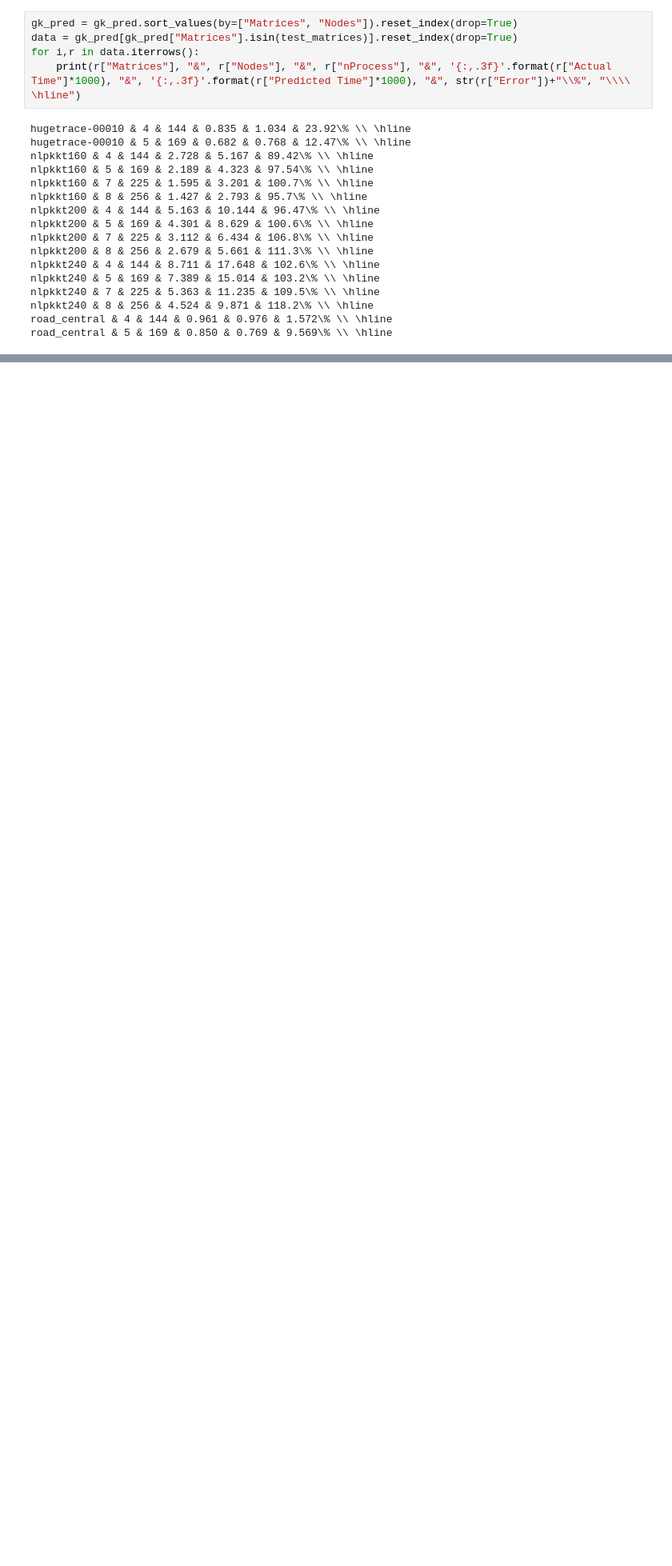
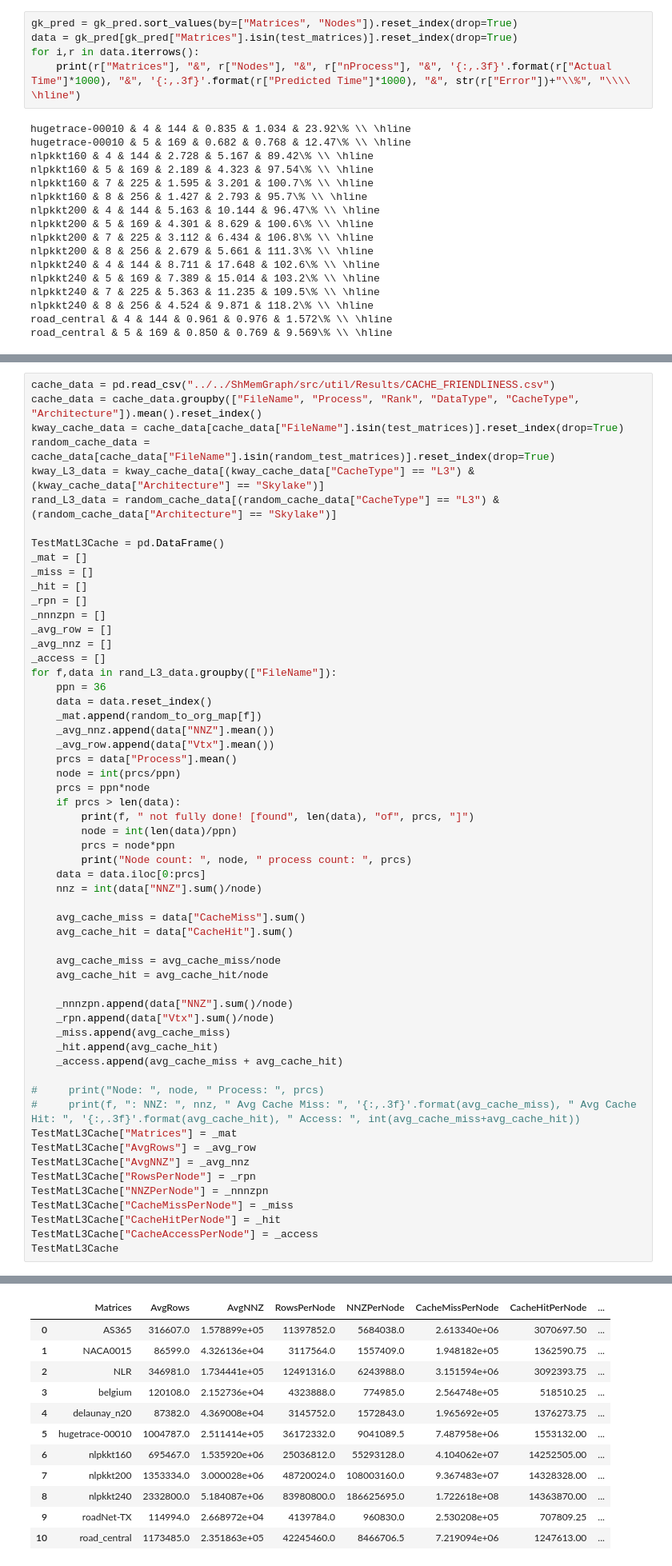
Before and after one commit to marufdsi/ConferencePapers, a Jupyter notebook: ICPP2021/PlotsGenerator.ipynb, the cells around one changed output, grey strips where cells are left out. Shown at 80% size. Saved outputs shown, nothing was run; the diff lists cells and outputs as text; blank space fills up the shorter version.

Commit message:
Cache info added

```diff
--- a/ICPP2021/PlotsGenerator.ipynb
+++ b/ICPP2021/PlotsGenerator.ipynb
@@ -826,0 +859,58 @@ road_central & 5 & 169 & 0.850 & 0.769 & 9.569\% \\ \hline
+# %%
+cache_data = pd.read_csv("../../ShMemGraph/src/util/Results/CACHE_FRIENDLINESS.csv")
+cache_data = cache_data.groupby(["FileName", "Process", "Rank", "DataType", "CacheType", "Architecture"]).mean().reset_index()
+kway_cache_data = cache_data[cache_data["FileName"].isin(test_matrices)].reset_index(drop=True)
+random_cache_data = cache_data[cache_data["FileName"].isin(random_test_matrices)].reset_index(drop=True)
+kway_L3_data = kway_cache_data[(kway_cache_data["CacheType"] == "L3") & (kway_cache_data["Architecture"] == "Skylake")]
+rand_L3_data = random_cache_data[(random_cache_data["CacheType"] == "L3") & (random_cache_data["Architecture"] == "Skylake")]
+
+TestMatL3Cache = pd.DataFrame()
+_mat = []
+_miss = []
+_hit = []
+_rpn = []
+_nnnzpn = []
+_avg_row = []
+_avg_nnz = []
+_access = []
+for f,data in rand_L3_data.groupby(["FileName"]):
+    ppn = 36
+    data = data.reset_index()
+    _mat.append(random_to_org_map[f])
+    _avg_nnz.append(data["NNZ"].mean())
+    _avg_row.append(data["Vtx"].mean())
+    prcs = data["Process"].mean()
+    node = int(prcs/ppn)
+    prcs = ppn*node
+    if prcs > len(data):
+        print(f, " not fully done! [found", len(data), "of", prcs, "]")
+        node = int(len(data)/ppn)
+        prcs = node*ppn
+        print("Node count: ", node, " process count: ", prcs)
+    data = data.iloc[0:prcs]
+    nnz = int(data["NNZ"].sum()/node)
+
+    avg_cache_miss = data["CacheMiss"].sum()
+    avg_cache_hit = data["CacheHit"].sum()
+
+    avg_cache_miss = avg_cache_miss/node
+    avg_cache_hit = avg_cache_hit/node
+
+    _nnnzpn.append(data["NNZ"].sum()/node)
+    _rpn.append(data["Vtx"].sum()/node)
+    _miss.append(avg_cache_miss)
+    _hit.append(avg_cache_hit)
+    _access.append(avg_cache_miss + avg_cache_hit)
+
+#     print("Node: ", node, " Process: ", prcs)
+#     print(f, ": NNZ: ", nnz, " Avg Cache Miss: ", '{:,.3f}'.format(avg_cache_miss), " Avg Cache Hit: ", '{:,.3f}'.format(avg_cache_hit), " Access: ", int(avg_cache_miss+avg_cache_hit))
+TestMatL3Cache["Matrices"] = _mat
+TestMatL3Cache["AvgRows"] = _avg_row
+TestMatL3Cache["AvgNNZ"] = _avg_nnz
+TestMatL3Cache["RowsPerNode"] = _rpn
+TestMatL3Cache["NNZPerNode"] = _nnnzpn
+TestMatL3Cache["CacheMissPerNode"] = _miss
+TestMatL3Cache["CacheHitPerNode"] = _hit
+TestMatL3Cache["CacheAccessPerNode"] = _access
+TestMatL3Cache
+# %% [output]
@@ -826,0 +921,12 @@ road_central & 5 & 169 & 0.850 & 0.769 & 9.569\% \\ \hline
+|  | Matrices | AvgRows | AvgNNZ | RowsPerNode | NNZPerNode | CacheMissPerNode | CacheHitPerNode | ... |
+| 0 | AS365 | 316607.0 | 1.578899e+05 | 11397852.0 | 5684038.0 | 2.613340e+06 | 3070697.50 | ... |
+| 1 | NACA0015 | 86599.0 | 4.326136e+04 | 3117564.0 | 1557409.0 | 1.948182e+05 | 1362590.75 | ... |
+| 2 | NLR | 346981.0 | 1.734441e+05 | 12491316.0 | 6243988.0 | 3.151594e+06 | 3092393.75 | ... |
+| 3 | belgium | 120108.0 | 2.152736e+04 | 4323888.0 | 774985.0 | 2.564748e+05 | 518510.25 | ... |
+| 4 | delaunay_n20 | 87382.0 | 4.369008e+04 | 3145752.0 | 1572843.0 | 1.965692e+05 | 1376273.75 | ... |
+| 5 | hugetrace-00010 | 1004787.0 | 2.511414e+05 | 36172332.0 | 9041089.5 | 7.487958e+06 | 1553132.00 | ... |
+| 6 | nlpkkt160 | 695467.0 | 1.535920e+06 | 25036812.0 | 55293128.0 | 4.104062e+07 | 14252505.00 | ... |
+| 7 | nlpkkt200 | 1353334.0 | 3.000028e+06 | 48720024.0 | 108003160.0 | 9.367483e+07 | 14328328.00 | ... |
+| 8 | nlpkkt240 | 2332800.0 | 5.184087e+06 | 83980800.0 | 186625695.0 | 1.722618e+08 | 14363870.00 | ... |
+| 9 | roadNet-TX | 114994.0 | 2.668972e+04 | 4139784.0 | 960830.0 | 2.530208e+05 | 707809.25 | ... |
+| 10 | road_central | 1173485.0 | 2.351863e+05 | 42245460.0 | 8466706.5 | 7.219094e+06 | 1247613.00 | ... |
```
Also changed, not shown: parts of 5 cells of this notebook.
